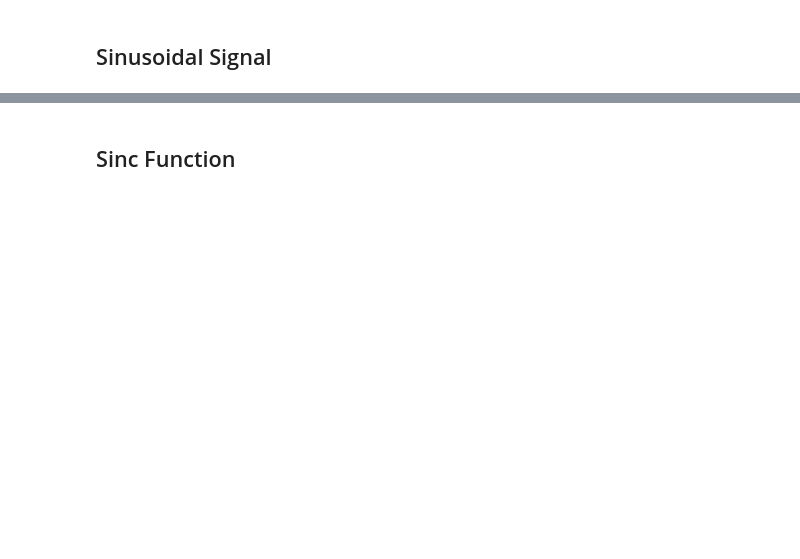
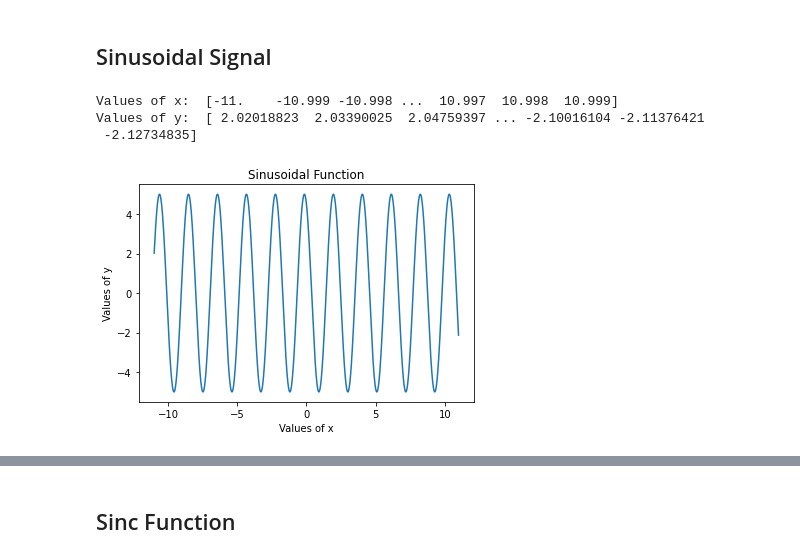
Before and after one commit to sanju6890/python-basic-signal-plots, a Jupyter notebook: basic_signal_plots.ipynb, the cells around one changed output, grey strips where cells are left out. Cells and saved outputs as stored; diff of their text form; code cells hidden in the pictures; blank space fills up the shorter version.

```diff
--- a/basic_signal_plots.ipynb
+++ b/basic_signal_plots.ipynb
@@ -43,3 +56,21 @@ plt.show()
 # %% [markdown]
 ## Sinusoidal Signal
+# %%
+x = np.arange(-11, 11, 0.001)
+a = 5
+b = 3
+c = 2
+y = a*np.sin(b*x + c)
+print('Values of x: ', x)
+print('Values of y: ', y)
+plt.plot(x, y)
+plt.title("Sinusoidal Function")
+plt.xlabel("Values of x")
+plt.ylabel("Values of y")
+plt.show()
+# %% [output]
+Values of x:  [-11.    -10.999 -10.998 ...  10.997  10.998  10.999]
+Values of y:  [ 2.02018823  2.03390025  2.04759397 ... -2.10016104 -2.11376421
+ -2.12734835]
+[figure, added]
 # %%
```
Also changed, not shown: parts of 12 cells of this notebook.
